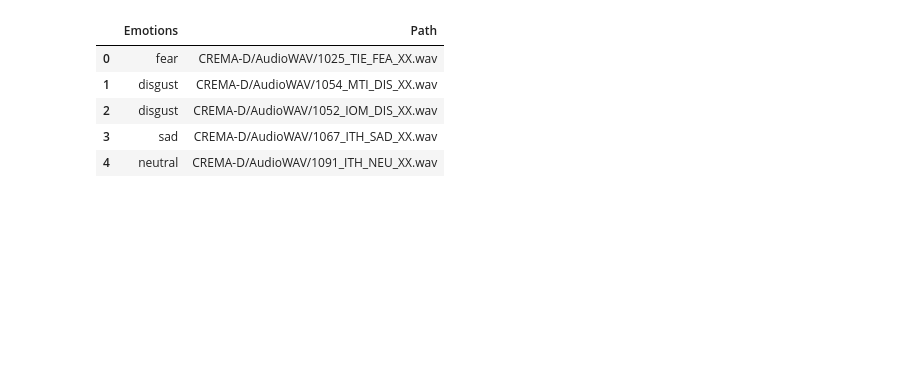
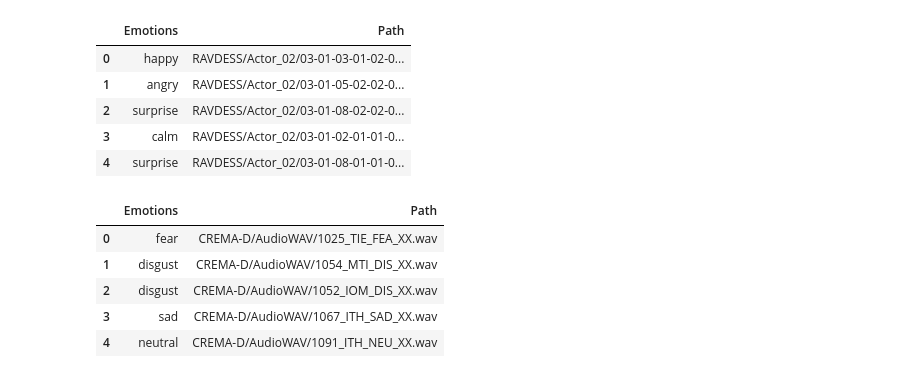
Before and after one commit to PratLyZol/Research, a Jupyter notebook: Untitled-1.ipynb, the cells around one changed output. Saved outputs shown, nothing was run; the diff lists cells and outputs as text; code cells hidden in the pictures; blank space fills up the shorter version.

```diff
--- a/Untitled-1.ipynb
+++ b/Untitled-1.ipynb
@@ -1,3 +1,30 @@
 # %%
 Crema = 'CREMA-D/AudioWAV/'
+# %%
+import os
+import sklearn
+import pandas as pd
+ravdess_dir = os.listdir('RAVDESS')
+
+file_emotion = []
+file_path = []
+for dir in ravdess_dir:
+    actor = os.listdir('RAVDESS/' + dir)
+    for file in actor:
+        part = file.split('.')[0]
+        part = part.split('-')
+        file_emotion.append(int(part[2]))
+        file_path.append('RAVDESS/' + dir + '/' + file)
+emotion_df = pd.DataFrame(file_emotion, columns=['Emotions'])
+path_df = pd.DataFrame(file_path, columns=['Path'])
+Ravdess_df = pd.concat([emotion_df, path_df], axis=1)
+Ravdess_df.Emotions.replace({1:'neutral', 2:'calm', 3:'happy', 4:'sad', 5:'angry', 6:'fear', 7:'disgust', 8:'surprise'}, inplace=True)
+Ravdess_df.head()
+# %% [output]
+|  | Emotions | Path |
+| 0 | happy | RAVDESS/Actor_02/03-01-03-01-02-0... |
+| 1 | angry | RAVDESS/Actor_02/03-01-05-02-02-0... |
+| 2 | surprise | RAVDESS/Actor_02/03-01-08-02-02-0... |
+| 3 | calm | RAVDESS/Actor_02/03-01-02-01-01-0... |
+| 4 | surprise | RAVDESS/Actor_02/03-01-08-01-01-0... |
 # %%
```
Also changed, not shown: parts of 23 cells of this notebook.
